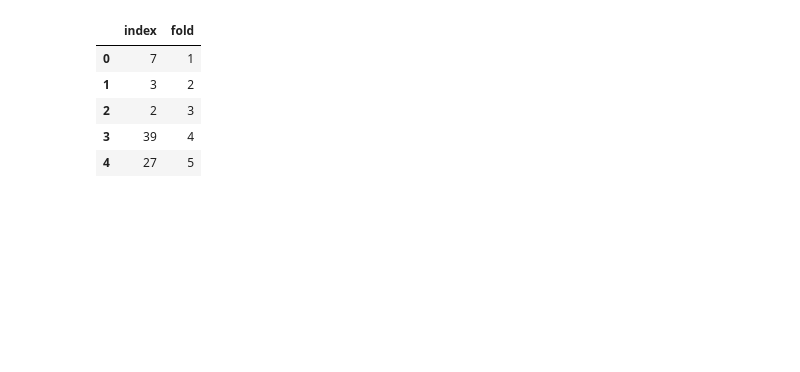
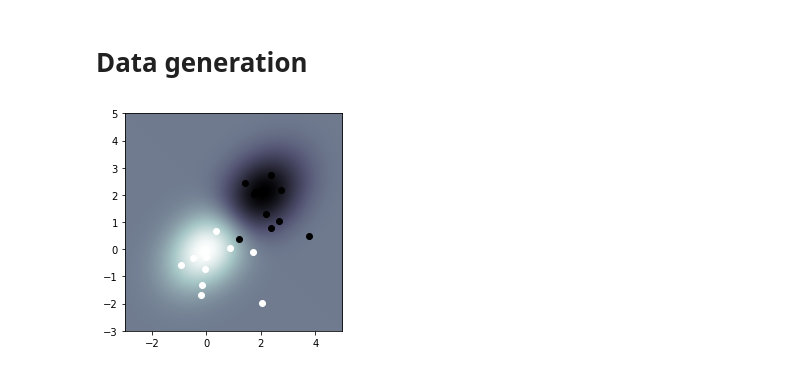
Before and after one commit to JasonZhang0619/LDAS, a Jupyter notebook: simulation_plot.ipynb, the cells around one changed output. Cells and saved outputs as stored; diff of their text form; code cells hidden in the pictures; blank space fills up the shorter version.

```diff
--- a/simulation_plot.ipynb
+++ b/simulation_plot.ipynb
@@ -204,9 +0,0 @@ MP_CV=pd.read_csv('real/khan_CV.csv')
-# %%
-MP_CV.head()
-# %% [output]
-|  | index | fold |
-| 0 | 7 | 1 |
-| 1 | 3 | 2 |
-| 2 | 2 | 3 |
-| 3 | 39 | 4 |
-| 4 | 27 | 5 |
@@ -220,0 +11,29 @@ CV_ldas=MPldas.groupby(['alf','type','fold'],as_index=False).mean()
+# %% [markdown]
+# Data generation
+# %%
+delta = 0.025
+x = y = np.arange(-3.0, 5.0, delta)
+X, Y = np.meshgrid(x, y)
+pos = np.empty(X.shape + (2,))
+pos[:, :, 0] = X; pos[:, :, 1] = Y
+rv1 = stats.multivariate_normal([0, 0], [[1, 0.3], [0.3, 1]])
+Z1 = rv1.pdf(pos)
+rv2 = stats.multivariate_normal([2, 2], [[1, 0.3], [0.3, 1]])
+Z2 = rv2.pdf(pos)
+Z = (Z1 - Z2)
+fig, ax = plt.subplots()
+im = ax.imshow(Z, interpolation='bilinear', cmap=cm.bone,
+               origin='lower', extent=[-3, 5, -3, 5],
+               vmax=abs(Z).max(), vmin=-abs(Z).max())
+mean, cov = [0, 0], [(1, .3), (.3, 1)]
+data1 = np.random.multivariate_normal(mean, cov, 10)
+df1 = pd.DataFrame(data1, columns=["x", "y"])
+im = plt.scatter(df1.x, df1.y, color='white')
+data2 = np.random.multivariate_normal(mean, cov, 10)
+df2 = pd.DataFrame(data2+2, columns=["x", "y"])
+im = plt.scatter(df2.x, df2.y, color='black')
+plt.show()
+fig.savefig('datagen.png', format='png', dpi=100)
+fig.savefig('datagen.eps', format='eps', dpi=100)
+# %% [output]
+[figure, added]
```
Also changed, not shown: parts of 39 cells of this notebook.
